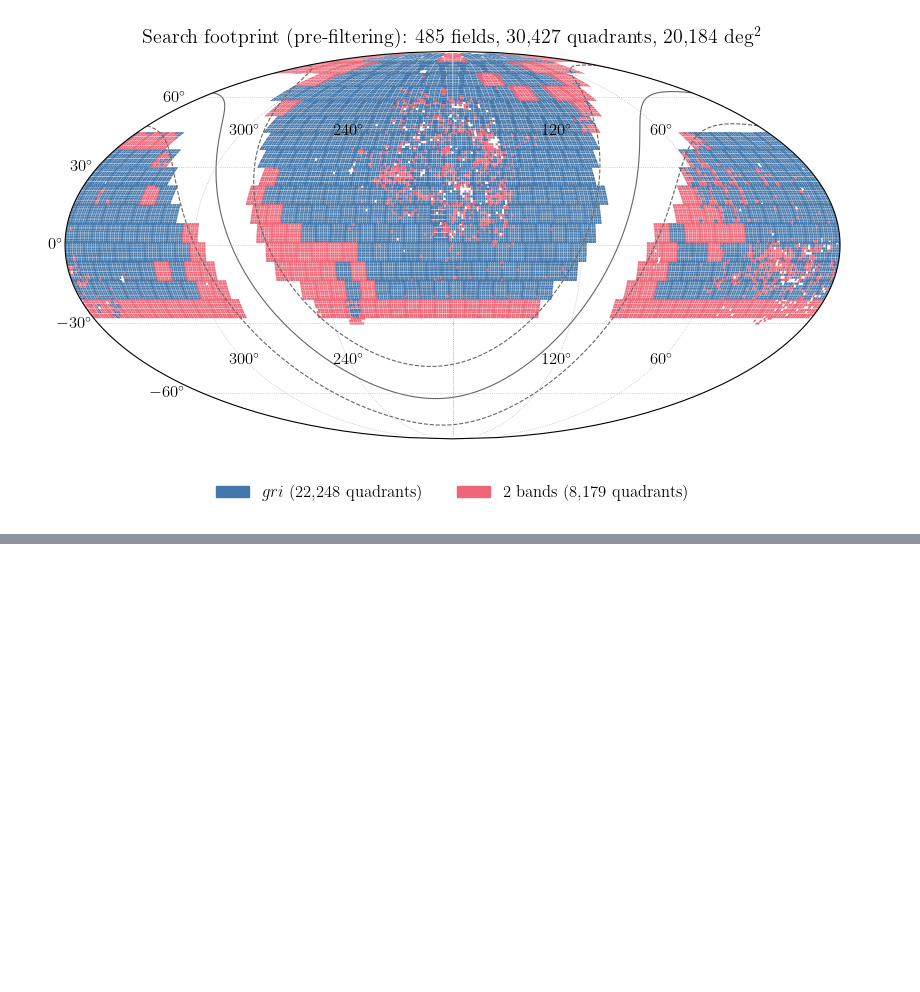
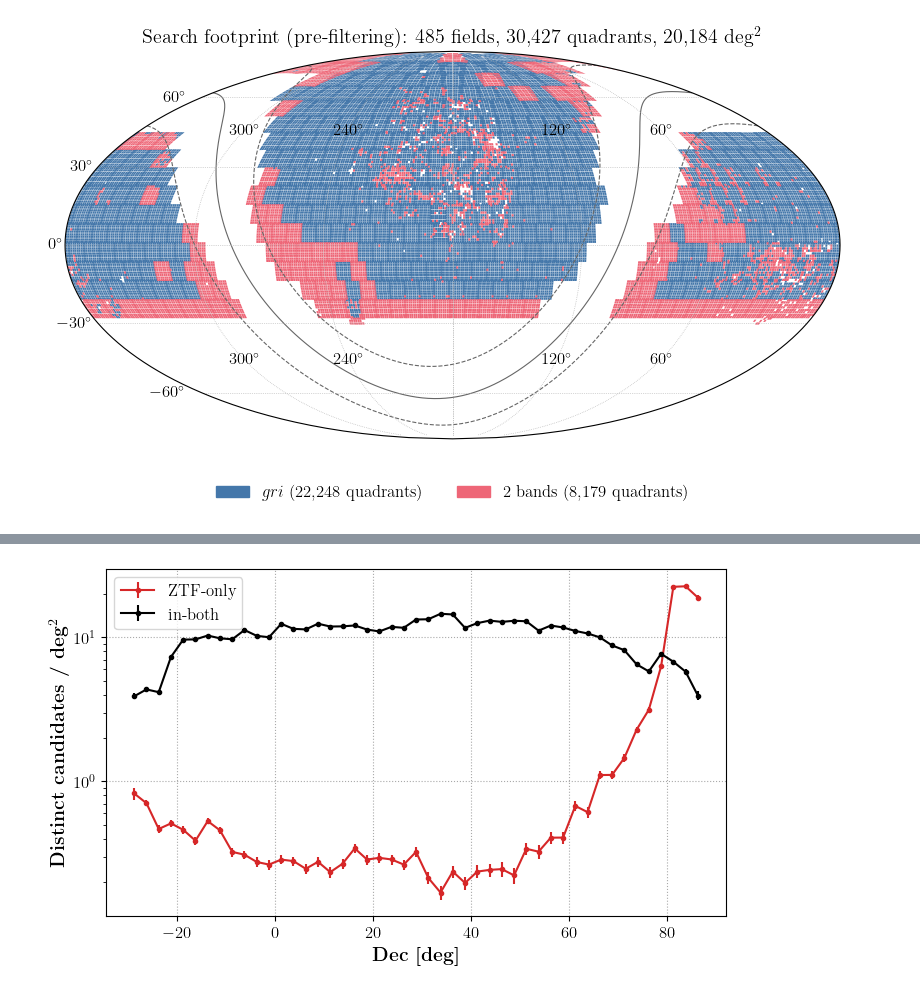
Before and after one commit to Adam-Boesky/long_transients, a Jupyter notebook: Notebooks/efficiency.ipynb, the cells around one changed output, grey strips where cells are left out. Drawn from its saved outputs; the diff is of its cells as text; code cells hidden in the pictures; blank space fills up the shorter version.

```diff
--- a/Notebooks/efficiency.ipynb
+++ b/Notebooks/efficiency.ipynb
@@ -426,0 +472,26 @@ per-quadrant area median 0.746, min 0.624, max 0.751 deg^2
+# %%
+# Candidate density vs Dec: where PS1 stack quality starts producing fake ZTF-only candidates; reuses polys/cands/ea/sky_deg2
+from shapely.geometry import box
+
+union = unary_union(projected)
+dec_edges = np.arange(-32.5, 90.1, 2.5)
+dec_area = np.array([  # constant-Dec lines are horizontal in Mollweide
+    union.intersection(box(-2e7, ea.transform_point(0, lo, ccrs.PlateCarree())[1], 2e7,
+                           ea.transform_point(0, hi, ccrs.PlateCarree())[1])).area / ea.domain.area * sky_deg2
+    for lo, hi in zip(dec_edges[:-1], dec_edges[1:])])
+ok = dec_area > 20  # skip slivers at the footprint edges
+dec_mid = (dec_edges[:-1] + 1.25)[ok]
+
+fig, ax = plt.subplots(figsize=(8, 4.5))
+for name, color in (('ZTF-only', '#D62728'), ('in-both', 'k')):
+    n = np.histogram(cands[name][1], dec_edges)[0][ok]
+    ax.errorbar(dec_mid, n / dec_area[ok], np.sqrt(n) / dec_area[ok], fmt='o-', ms=3, color=color, label=name)
+ax.set_yscale('log')
+ax.set_xlabel(r'\textbf{Dec [deg]}', fontsize=14)
+ax.set_ylabel(r'\textbf{Distinct candidates / deg$^2$}', fontsize=14)
+ax.grid(True, ls=':', color='darkgray')
+ax.legend()
+plt.savefig('/Users/adamboesky/Research/long_transients/Figures/candidate_density_vs_dec.pdf', bbox_inches='tight')
+plt.show()
+# %% [output]
+[figure, added]
```
Also changed, not shown: parts of 1 cell of this notebook, 2 other files.
